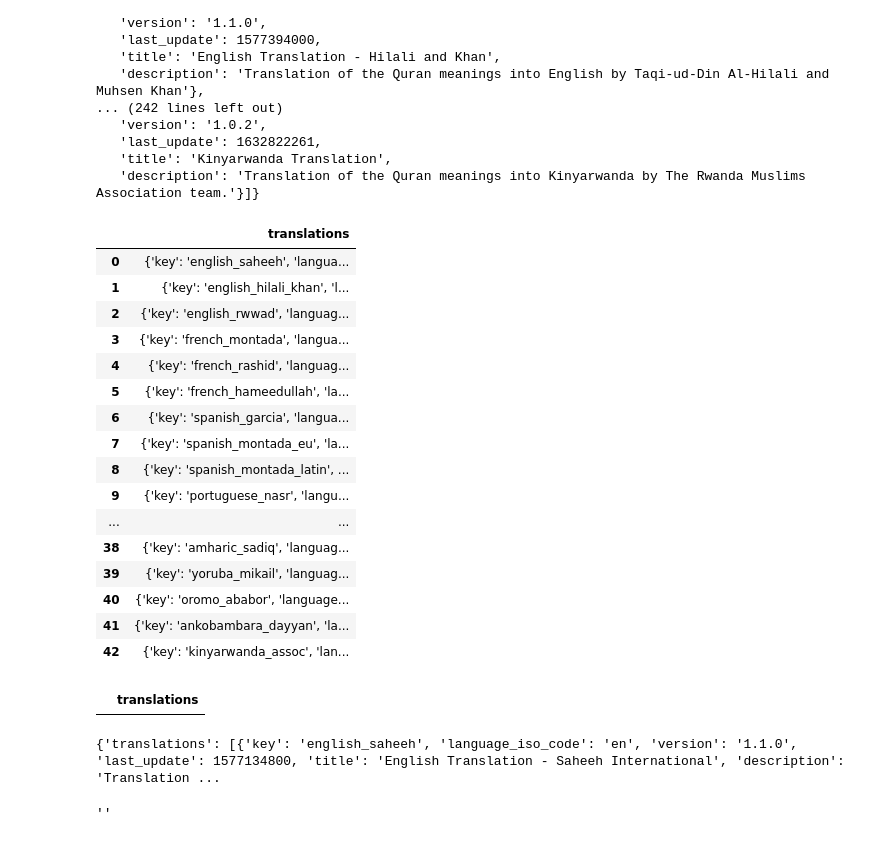
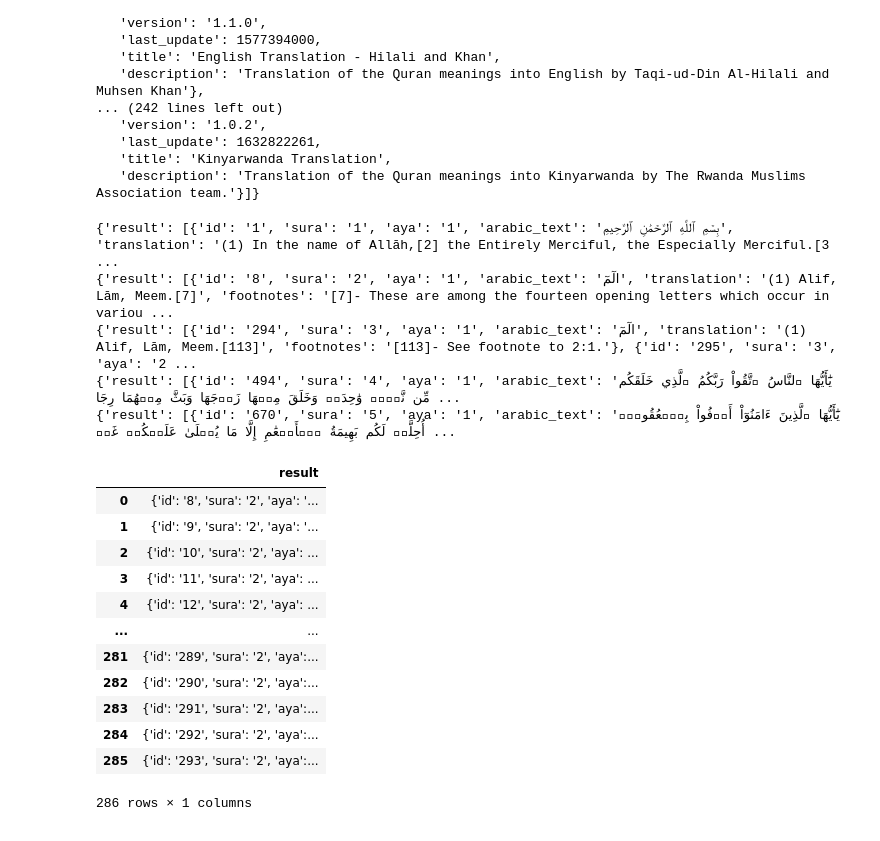
Before and after one commit to ArifYacop/quran-dataset, a Jupyter notebook: import.ipynb, the cells around one changed output. Saved outputs shown, nothing was run; the diff lists cells and outputs as text; code cells hidden in the pictures.

```diff
--- a/import.ipynb
+++ b/import.ipynb
@@ -30,37 +37,29 @@ df
+# %%
+for i in range(115) :
+    url = "https://quranenc.com/api/v1/translation/sura/english_saheeh/" + str(i)
+    r = requests.get(url)
+    j = r.json()
+    print(j)
+# %% [output]
+{'result': [{'id': '1', 'sura': '1', 'aya': '1', 'arabic_text': 'بِسۡمِ ٱللَّهِ ٱلرَّحۡمَٰنِ ٱلرَّحِيمِ', 'translation': '(1) In the name of Allāh,[2] the Entirely Merciful, the Especially Merciful.[3 ...
+{'result': [{'id': '8', 'sura': '2', 'aya': '1', 'arabic_text': 'الٓمٓ', 'translation': '(1) Alif, Lām, Meem.[7]', 'footnotes': '[7]- These are among the fourteen opening letters which occur in variou ...
+{'result': [{'id': '294', 'sura': '3', 'aya': '1', 'arabic_text': 'الٓمٓ', 'translation': '(1) Alif, Lām, Meem.[113]', 'footnotes': '[113]- See footnote to 2:1.'}, {'id': '295', 'sura': '3', 'aya': '2 ...
+{'result': [{'id': '494', 'sura': '4', 'aya': '1', 'arabic_text': 'يَٰٓأَيُّهَا ٱلنَّاسُ ٱتَّقُواْ رَبَّكُمُ ٱلَّذِي خَلَقَكُم مِّن نَّفۡسٖ وَٰحِدَةٖ وَخَلَقَ مِنۡهَا زَوۡجَهَا وَبَثَّ مِنۡهُمَا رِجَا ...
+{'result': [{'id': '670', 'sura': '5', 'aya': '1', 'arabic_text': 'يَٰٓأَيُّهَا ٱلَّذِينَ ءَامَنُوٓاْ أَوۡفُواْ بِٱلۡعُقُودِۚ أُحِلَّتۡ لَكُم بَهِيمَةُ ٱلۡأَنۡعَٰمِ إِلَّا مَا يُتۡلَىٰ عَلَيۡكُمۡ غَيۡ ...
 # %%
-df = pd.DataFrame(df)
+df = pd.DataFrame(j)
 df
 # %% [output]
-|  | translations |
-| 0 | {'key': 'english_saheeh', 'langua... |
-| 1 | {'key': 'english_hilali_khan', 'l... |
-| 2 | {'key': 'english_rwwad', 'languag... |
-| 3 | {'key': 'french_montada', 'langua... |
-| 4 | {'key': 'french_rashid', 'languag... |
-| 5 | {'key': 'french_hameedullah', 'la... |
-| 6 | {'key': 'spanish_garcia', 'langua... |
-| 7 | {'key': 'spanish_montada_eu', 'la... |
-| 8 | {'key': 'spanish_montada_latin', ... |
-| 9 | {'key': 'portuguese_nasr', 'langu... |
+|  | result |
+| 0 | {'id': '8', 'sura': '2', 'aya': '... |
+| 1 | {'id': '9', 'sura': '2', 'aya': '... |
+| 2 | {'id': '10', 'sura': '2', 'aya': ... |
+| 3 | {'id': '11', 'sura': '2', 'aya': ... |
+| 4 | {'id': '12', 'sura': '2', 'aya': ... |
 | ... | ... |
-| 38 | {'key': 'amharic_sadiq', 'languag... |
-| 39 | {'key': 'yoruba_mikail', 'languag... |
-| 40 | {'key': 'oromo_ababor', 'language... |
-| 41 | {'key': 'ankobambara_dayyan', 'la... |
-| 42 | {'key': 'kinyarwanda_assoc', 'lan... |
+| 281 | {'id': '289', 'sura': '2', 'aya':... |
+| 282 | {'id': '290', 'sura': '2', 'aya':... |
+| 283 | {'id': '291', 'sura': '2', 'aya':... |
+| 284 | {'id': '292', 'sura': '2', 'aya':... |
+| 285 | {'id': '293', 'sura': '2', 'aya':... |
+286 rows × 1 columns
-# %%
-df[df.translations=='english_rwwad']
-# %% [output]
-|  | translations |
-# %%
-print(j)
-# %% [output]
-{'translations': [{'key': 'english_saheeh', 'language_iso_code': 'en', 'version': '1.1.0', 'last_update': 1577134800, 'title': 'English Translation - Saheeh International', 'description': 'Translation ...
-# %%
-url = 'https://quranenc.com/api/translation/sura/{translation_key}/{sura_number}'
-r = requests.get(url)
-j = r.json()
-df = j
-df
-# %% [output]
-''
```
Also changed, not shown: parts of 2 cells of this notebook.
